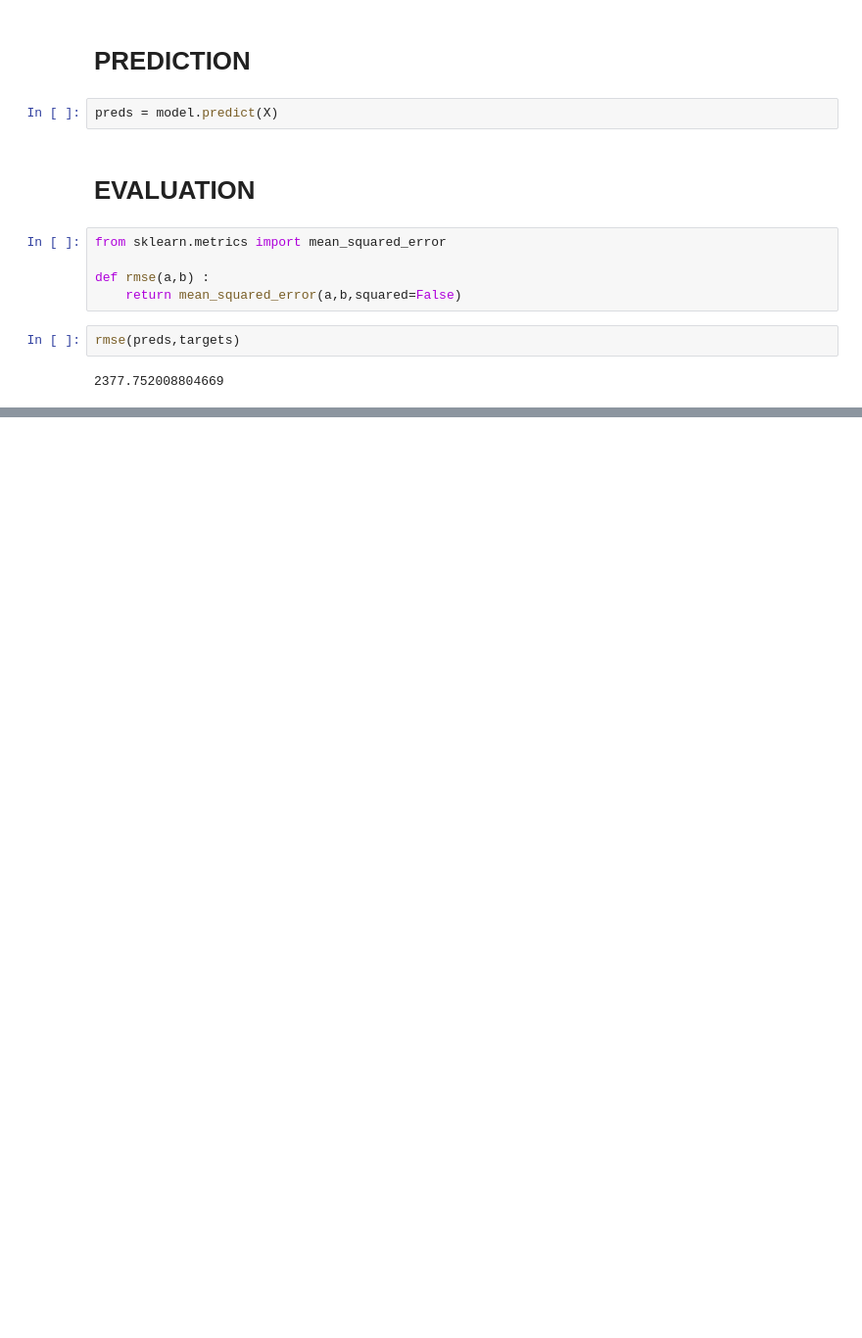
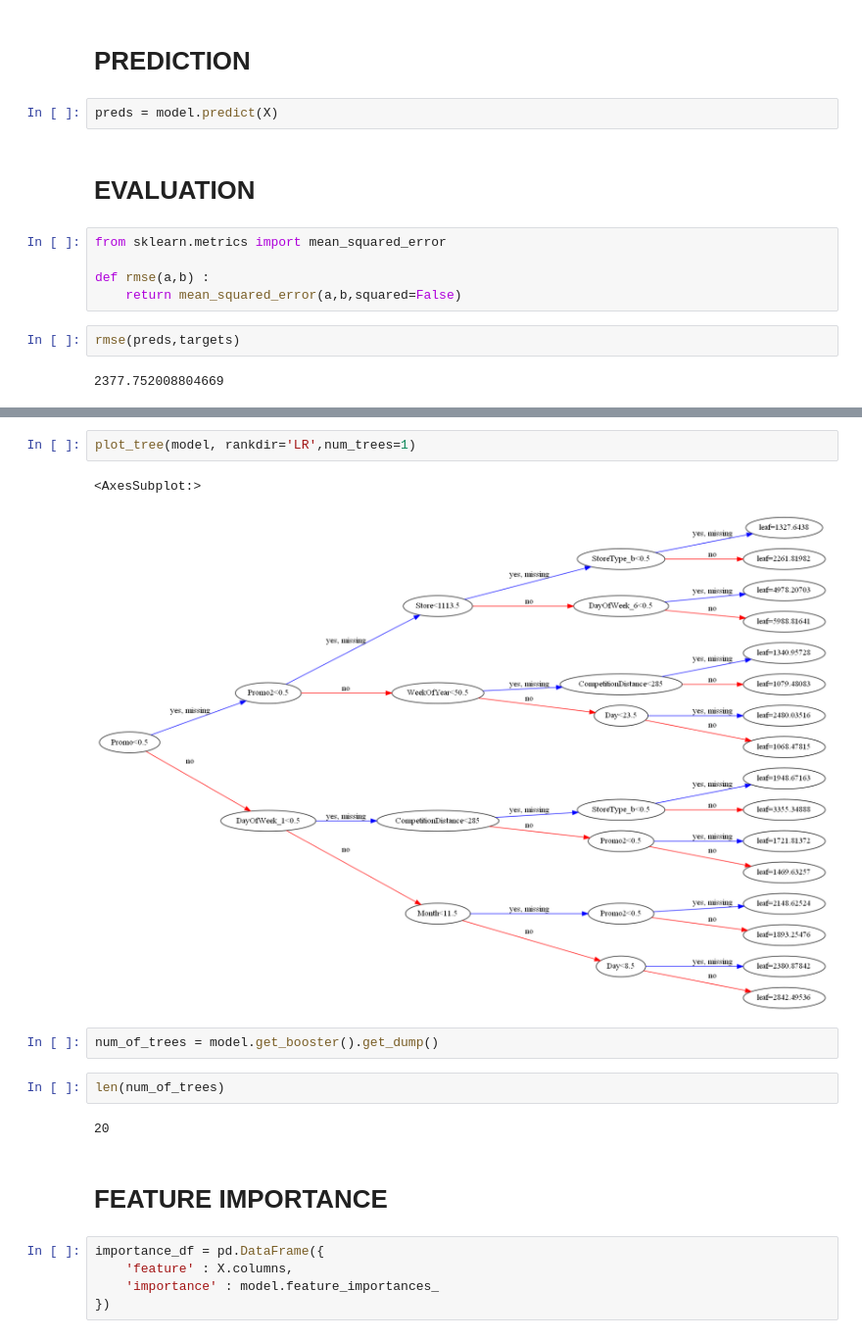
Before and after one commit to sandhyaammasi/RossManStoreSalesXGBoost, a Jupyter notebook: script.ipynb, the cells around one changed output, grey strips where cells are left out. Shown at 98% size. Saved outputs shown, nothing was run; the diff lists cells and outputs as text; blank space fills up the shorter version.

```diff
--- a/script.ipynb
+++ b/script.ipynb
@@ -476,0 +568,18 @@ plt.hist(merged_df.Sales.sample(10000))
+# %%
+plot_tree(model, rankdir='LR',num_trees=1)
+# %% [output]
+<AxesSubplot:>
+[figure, added]
+# %%
+num_of_trees = model.get_booster().get_dump()
+# %%
+len(num_of_trees)
+# %% [output]
+20
+# %% [markdown]
+# FEATURE IMPORTANCE
+# %%
+importance_df = pd.DataFrame({
+    'feature' : X.columns,
+    'importance' : model.feature_importances_
+})
```
Also changed, not shown: parts of 72 cells of this notebook.
